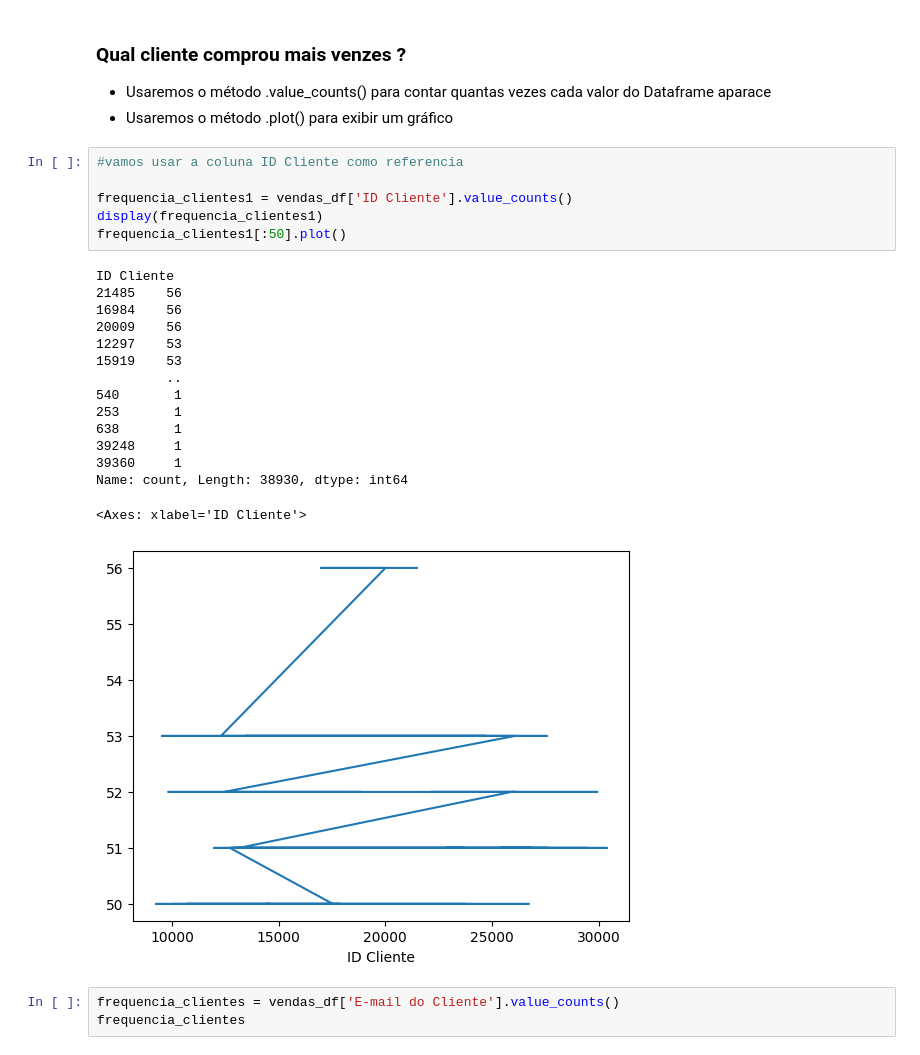
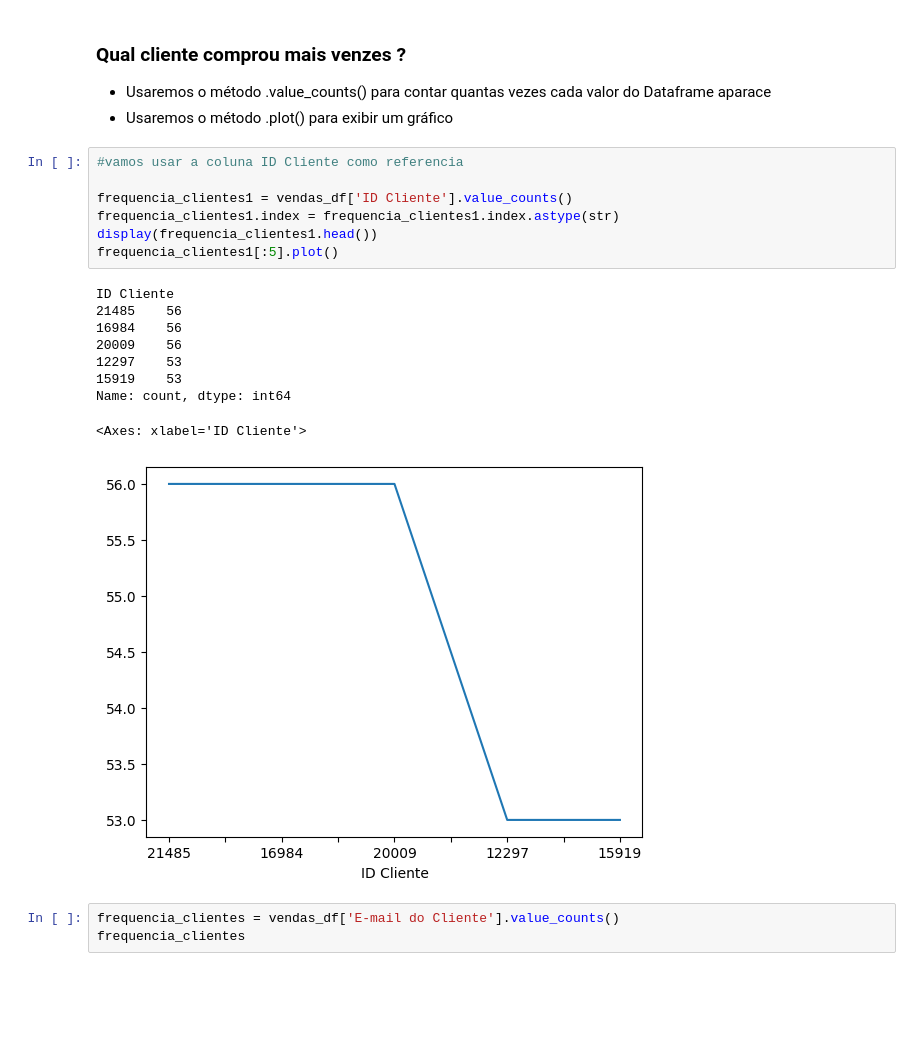
Before and after one commit to felipevr/hashtag-python, a Jupyter notebook: 22-Pandas/Pandas 06.ipynb, the cells around one changed output. Cells and saved outputs as stored; diff of their text form; blank space fills up the shorter version.

```diff
--- a/22-Pandas/Pandas 06.ipynb
+++ b/22-Pandas/Pandas 06.ipynb
@@ -70,25 +70,20 @@ memory usage: 104.7+ MB
 # %%
 #vamos usar a coluna ID Cliente como referencia
 
 frequencia_clientes1 = vendas_df['ID Cliente'].value_counts()
-display(frequencia_clientes1)
-frequencia_clientes1[:50].plot()
+frequencia_clientes1.index = frequencia_clientes1.index.astype(str)
+display(frequencia_clientes1.head())
+frequencia_clientes1[:5].plot()
 # %% [output]
 ID Cliente
 21485    56
 16984    56
 20009    56
 12297    53
 15919    53
-         ..
-540       1
-253       1
-638       1
-39248     1
-39360     1
-Name: count, Length: 38930, dtype: int64
+Name: count, dtype: int64
 <Axes: xlabel='ID Cliente'>
-[figure, old version]
+[figure, new version]
 # %%
 frequencia_clientes = vendas_df['E-mail do Cliente'].value_counts()
 frequencia_clientes
```
Also changed, not shown: parts of 1 cell of this notebook, 2 other files.
